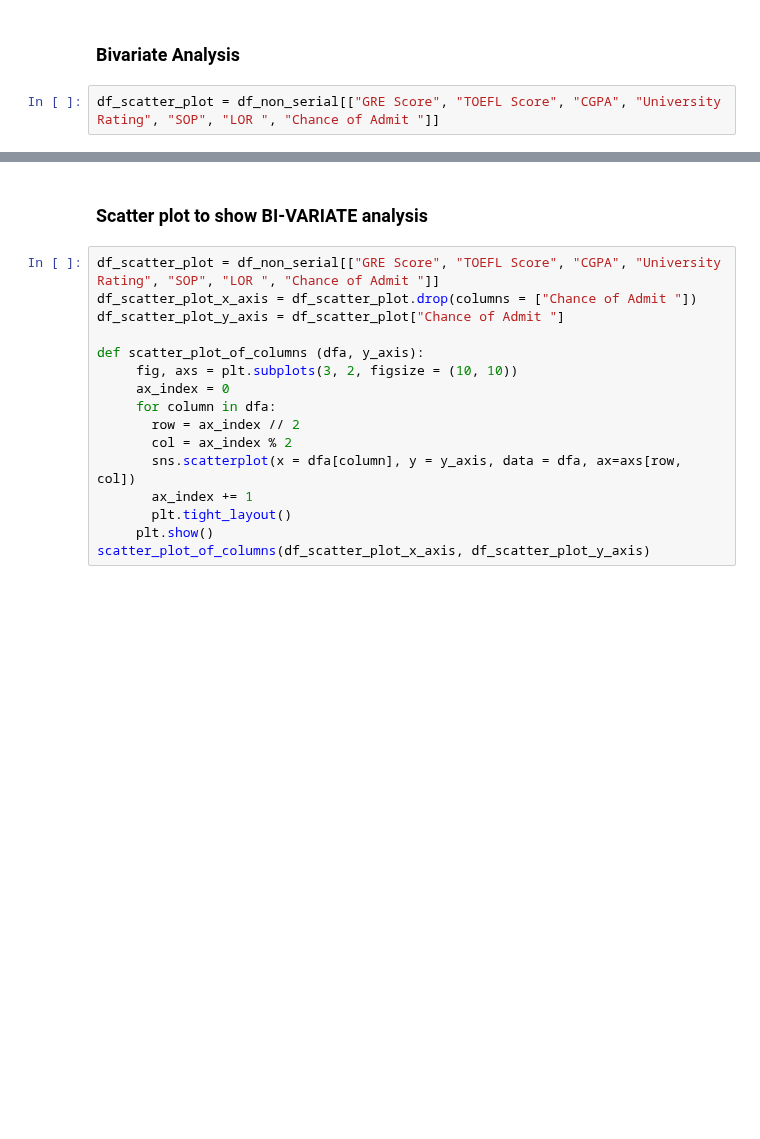
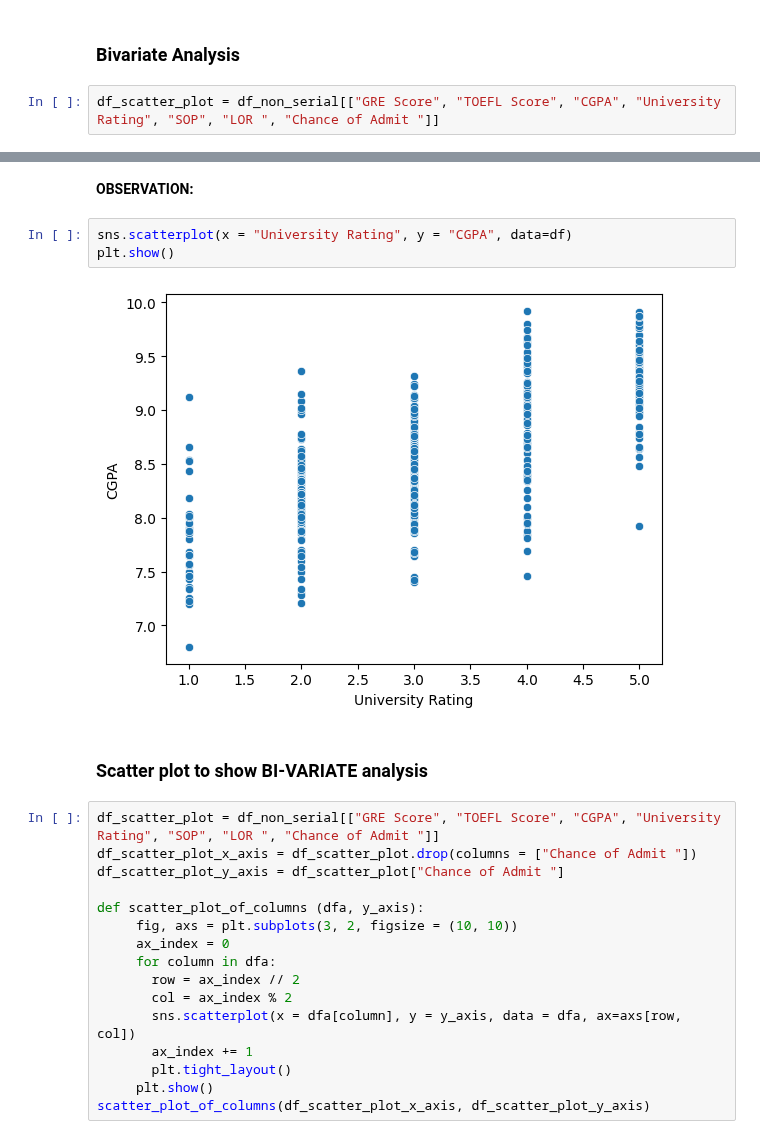
Before and after one commit to akshayabhale1406/SCLR_Jamboree_Education_Linear_Regression, a Jupyter notebook: Jamboree_Education_Linear_Regression.ipynb, the cells around one changed output, grey strips where cells are left out. Saved outputs shown, nothing was run; the diff lists cells and outputs as text; blank space fills up the shorter version.

```diff
--- a/Jamboree_Education_Linear_Regression.ipynb
+++ b/Jamboree_Education_Linear_Regression.ipynb
@@ -128,3 +158,10 @@ df_scatter_plot = df_non_serial[["GRE Score", "TOEFL Score", "CGPA", "University
+# %% [markdown]
+**OBSERVATION:**
+# %%
+sns.scatterplot(x = "University Rating", y = "CGPA", data=df)
+plt.show()
+# %% [output]
+[figure, added]
 # %% [markdown]
 ### Scatter plot to show BI-VARIATE analysis
 # %%
```
Also changed, not shown: parts of 9 cells of this notebook.
